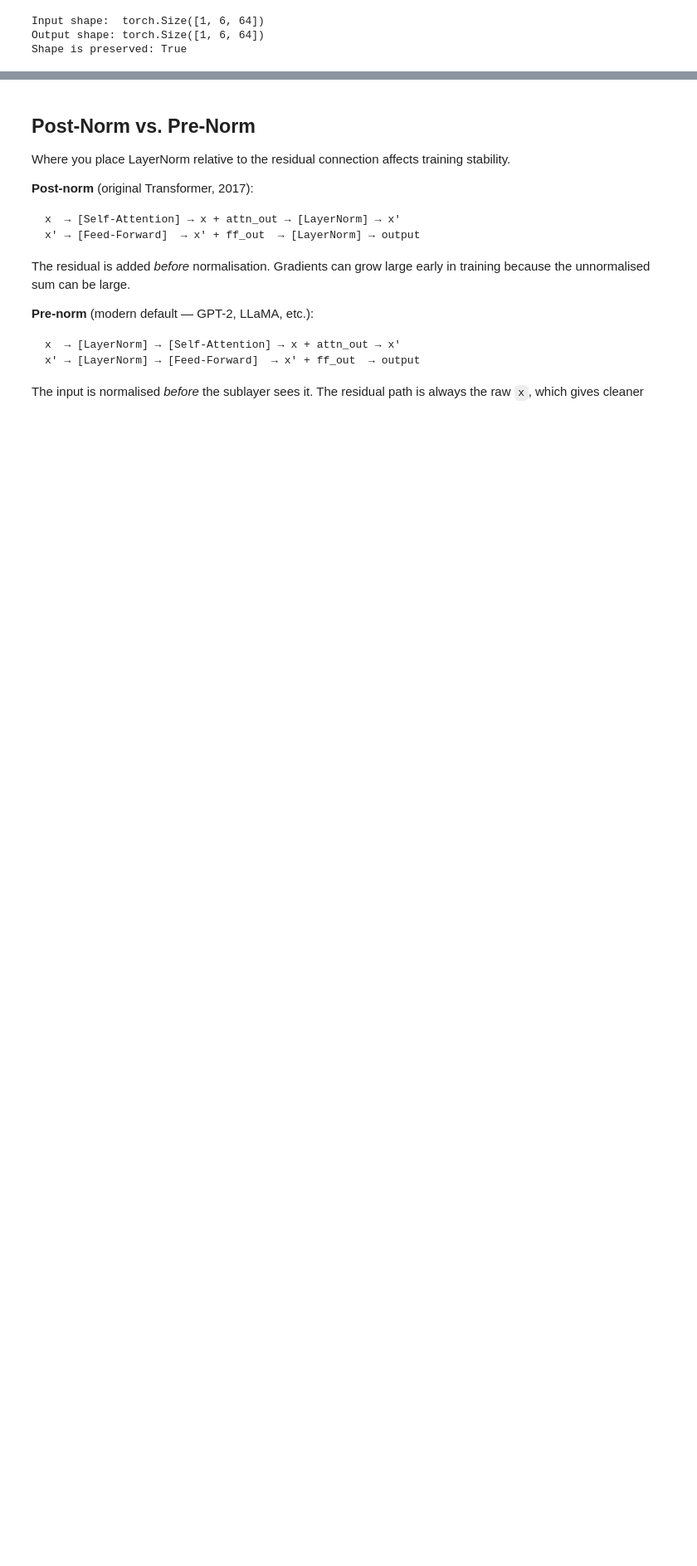
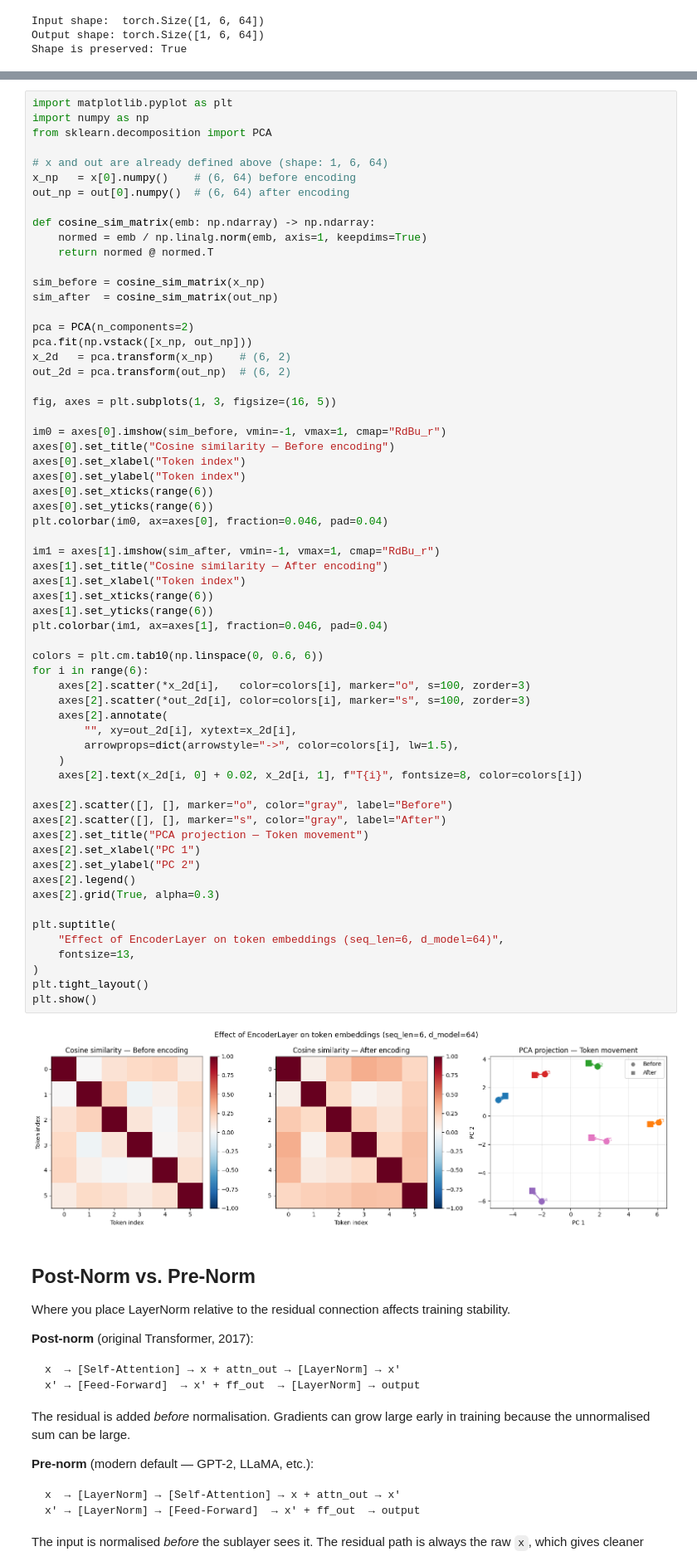
Before and after one commit to FederCO23/Transformers_fromScratch, a Jupyter notebook: notebooks/01_intro_attention_transformers.ipynb, the cells around one changed output, grey strips where cells are left out. Shown at 83% size. Drawn from its saved outputs; the diff is of its cells as text; blank space fills up the shorter version.

Commit message:
feat(ch01): add cosine-similarity and PCA embedding visualization

```diff
--- a/notebooks/01_intro_attention_transformers.ipynb
+++ b/notebooks/01_intro_attention_transformers.ipynb
@@ -55,3 +67,67 @@ Shape is preserved: True
+# %%
+import matplotlib.pyplot as plt
+import numpy as np
+from sklearn.decomposition import PCA
+
+# x and out are already defined above (shape: 1, 6, 64)
+x_np   = x[0].numpy()    # (6, 64) before encoding
+out_np = out[0].numpy()  # (6, 64) after encoding
+
+def cosine_sim_matrix(emb: np.ndarray) -> np.ndarray:
+    normed = emb / np.linalg.norm(emb, axis=1, keepdims=True)
+    return normed @ normed.T
+
+sim_before = cosine_sim_matrix(x_np)
+sim_after  = cosine_sim_matrix(out_np)
+
+pca = PCA(n_components=2)
+pca.fit(np.vstack([x_np, out_np]))
+x_2d   = pca.transform(x_np)    # (6, 2)
+out_2d = pca.transform(out_np)  # (6, 2)
+
+fig, axes = plt.subplots(1, 3, figsize=(16, 5))
+
+im0 = axes[0].imshow(sim_before, vmin=-1, vmax=1, cmap="RdBu_r")
+axes[0].set_title("Cosine similarity — Before encoding")
+axes[0].set_xlabel("Token index")
+axes[0].set_ylabel("Token index")
+axes[0].set_xticks(range(6))
+axes[0].set_yticks(range(6))
+plt.colorbar(im0, ax=axes[0], fraction=0.046, pad=0.04)
+
+im1 = axes[1].imshow(sim_after, vmin=-1, vmax=1, cmap="RdBu_r")
+axes[1].set_title("Cosine similarity — After encoding")
+axes[1].set_xlabel("Token index")
+axes[1].set_xticks(range(6))
+axes[1].set_yticks(range(6))
+plt.colorbar(im1, ax=axes[1], fraction=0.046, pad=0.04)
+
+colors = plt.cm.tab10(np.linspace(0, 0.6, 6))
+for i in range(6):
+    axes[2].scatter(*x_2d[i],   color=colors[i], marker="o", s=100, zorder=3)
+    axes[2].scatter(*out_2d[i], color=colors[i], marker="s", s=100, zorder=3)
+    axes[2].annotate(
+        "", xy=out_2d[i], xytext=x_2d[i],
+        arrowprops=dict(arrowstyle="->", color=colors[i], lw=1.5),
+    )
+    axes[2].text(x_2d[i, 0] + 0.02, x_2d[i, 1], f"T{i}", fontsize=8, color=colors[i])
+
+axes[2].scatter([], [], marker="o", color="gray", label="Before")
+axes[2].scatter([], [], marker="s", color="gray", label="After")
+axes[2].set_title("PCA projection — Token movement")
+axes[2].set_xlabel("PC 1")
+axes[2].set_ylabel("PC 2")
+axes[2].legend()
+axes[2].grid(True, alpha=0.3)
+
+plt.suptitle(
+    "Effect of EncoderLayer on token embeddings (seq_len=6, d_model=64)",
+    fontsize=13,
+)
+plt.tight_layout()
+plt.show()
+# %% [output]
+[figure, added]
 # %% [markdown]
 ## Post-Norm vs. Pre-Norm
 
```
Also changed, not shown: parts of 1 cell of this notebook.
